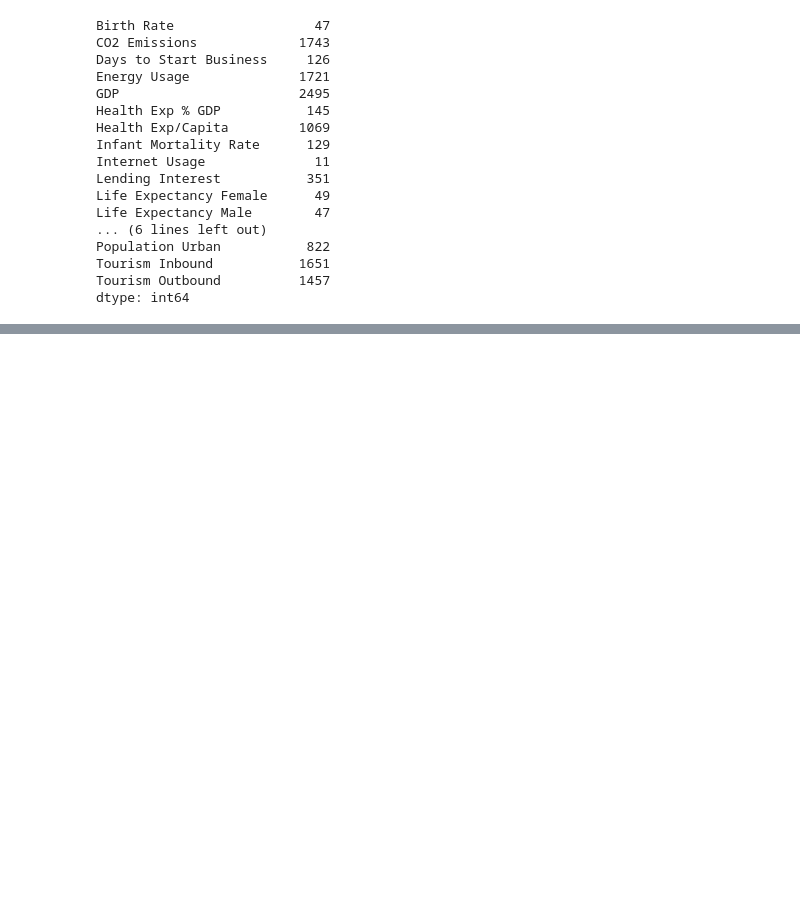
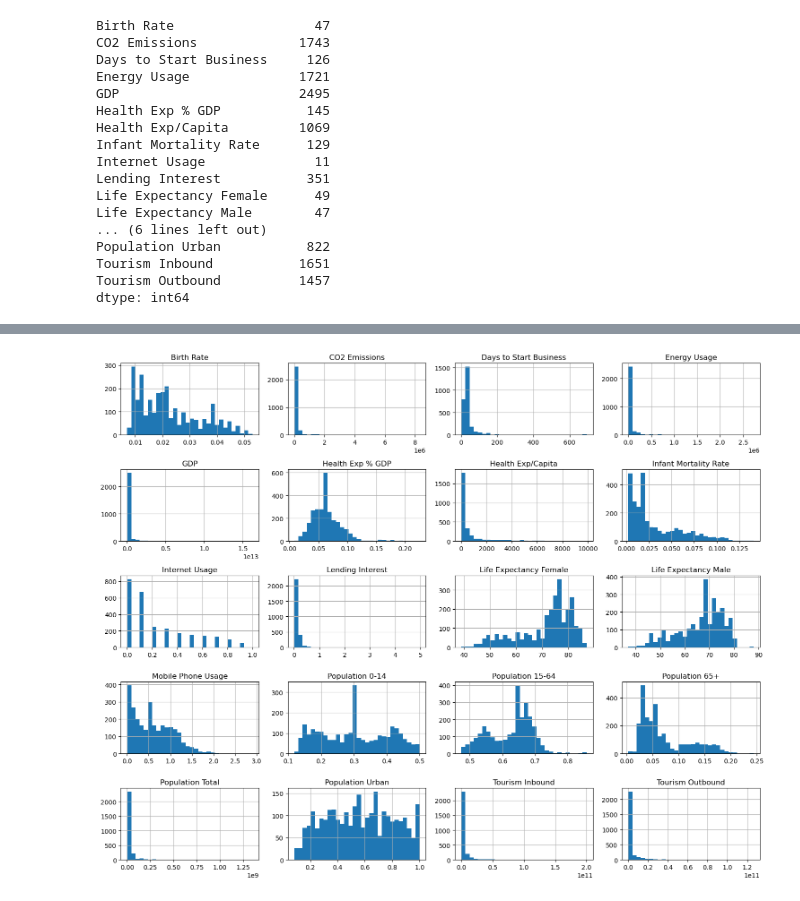
Before and after one commit to amborepraveen8-debug/Global-Development-Clustering, a Jupyter notebook: notebooks/eda.ipynb, the cells around one changed output, grey strips where cells are left out. Cells and saved outputs as stored; diff of their text form; code cells hidden in the pictures; blank space fills up the shorter version.

```diff
--- a/notebooks/eda.ipynb
+++ b/notebooks/eda.ipynb
@@ -174 +172,8 @@ import seaborn as sns
+# %%
+# finding data distribution and Skewnesss
+data.hist(figsize=(15,12), bins=30)
+plt.tight_layout()
+plt.show()
+# %% [output]
+[figure, added]
 # %%
```
Also changed, not shown: parts of 16 cells of this notebook, 1 other file.
